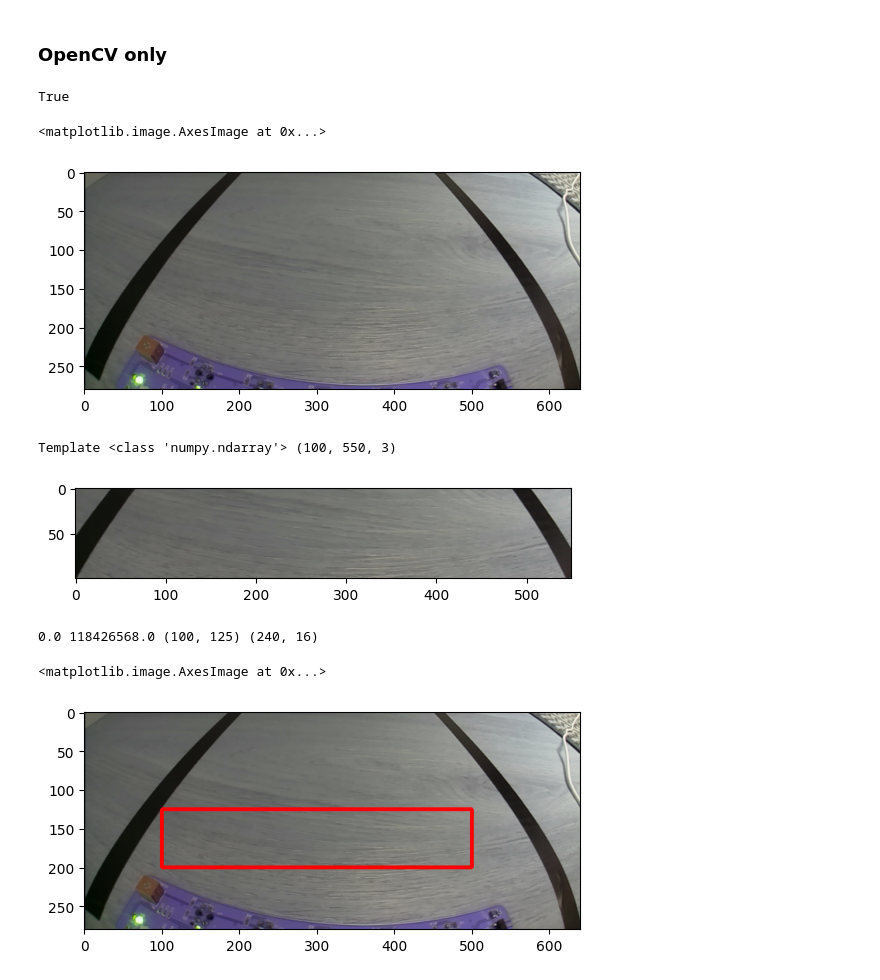
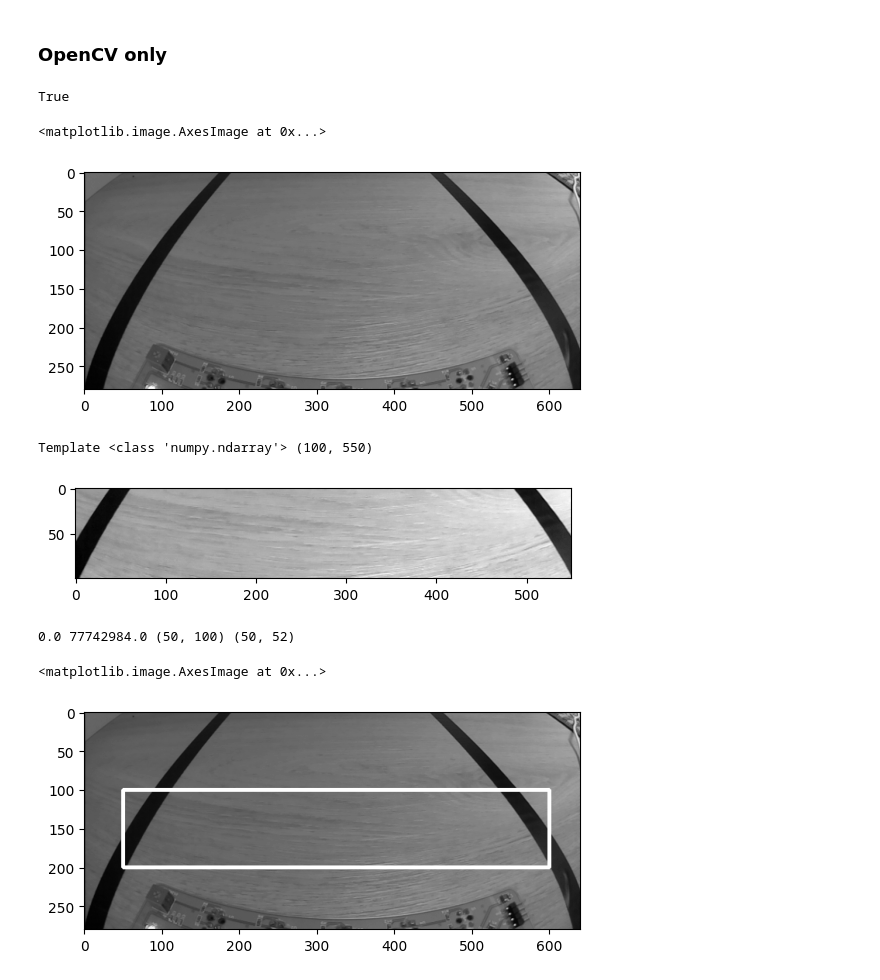
Before and after one commit to beckaelmicher/C2C, a Jupyter notebook: camera_experiment.ipynb, the cells around one changed output. Saved outputs shown, nothing was run; the diff lists cells and outputs as text; code cells hidden in the pictures.

```diff
--- a/camera_experiment.ipynb
+++ b/camera_experiment.ipynb
@@ -131,42 +131,43 @@ import cv2
 vc = cv2.VideoCapture(0)
 ret,frame = vc.read()
 frame = cv2.flip(frame,-1)
+frame = cv2.cvtColor(frame,cv2.COLOR_BGR2GRAY)
 frame = frame[200:480,0:640].copy()
 print(ret)
-plt.imshow(frame)
+plt.imshow(frame, cmap='gray')
 # %% [output]
 True
 <matplotlib.image.AxesImage at 0x...>
-[figure, old version]
+[figure, new version]
 # %%
 imgTemplate = frame[100:200,50:600].copy()
 plt.imshow(imgTemplate,cmap='gray')
 print('Template',type(imgTemplate),imgTemplate.shape)
 # %% [output]
-Template <class 'numpy.ndarray'> (100, 550, 3)
+Template <class 'numpy.ndarray'> (100, 550)
-[figure, old version]
+[figure, new version]
 # %%
 res = cv2.matchTemplate( frame, # Auszuwertendes Bild (NumPy-Array)
     imgTemplate,
     cv2.TM_SQDIFF  )
 min_val, max_val, min_loc, max_loc = cv2.minMaxLoc(res)
 print(min_val, max_val, min_loc, max_loc)
 
 top_left = min_loc #
 #-------------------------
 # Zeichen der Boundary Box
-ht,wt,_ = imgTemplate.shape
+ht,wt = imgTemplate.shape
 bottom_right = (top_left[0] + wt, top_left[1] + ht)
 img3=cv2.rectangle(frame.copy(), top_left, bottom_right, (255,0,0), 3)
-h,w,_ =frame.shape
+h,w =frame.shape
 #img2[h-ht:h,0:wt]=imgTemplate  # Zusätzlich wird das Template mit in das Bild eingezeichnet
 #print(img3,min_val,max_val,res)
 
-plt.imshow(img3)
+plt.imshow(img3,  cmap='gray')
 # %% [output]
-0.0 118426568.0 (100, 125) (240, 16)
+0.0 77742984.0 (50, 100) (50, 52)
 <matplotlib.image.AxesImage at 0x...>
-[figure, old version]
+[figure, new version]
 # %%
 vc = cv2.VideoCapture(0)
 ret,frame1 = vc.read()
```
Also changed, not shown: parts of 3 cells of this notebook.
